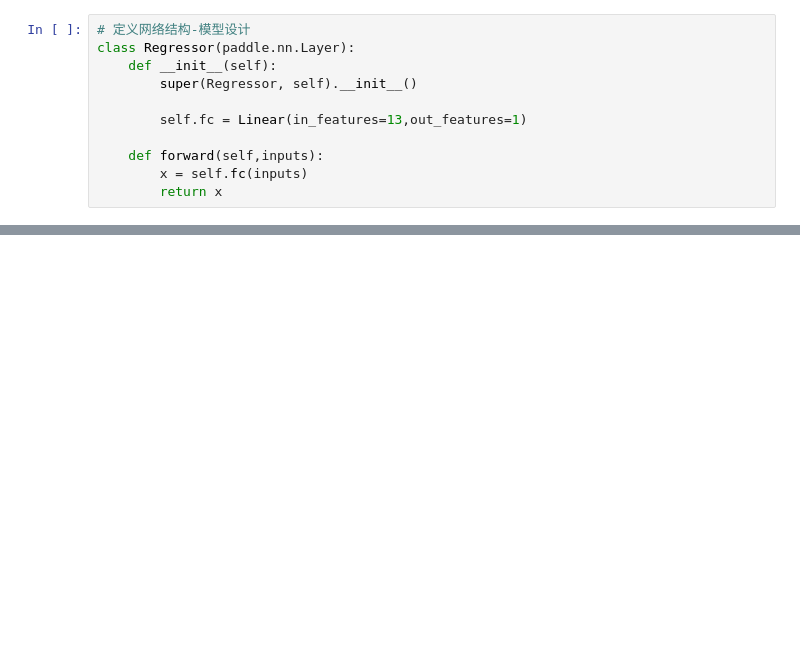
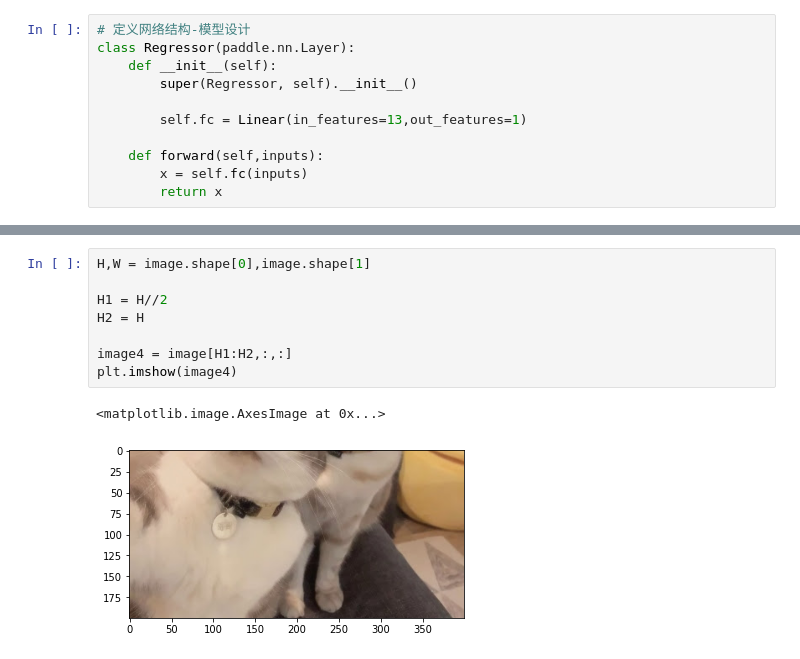
Before and after one commit to Jaon95/program_design_learning, a Jupyter notebook: paddlepaddle学习/房价预测.ipynb, the cells around one changed output, grey strips where cells are left out. Saved outputs shown, nothing was run; the diff lists cells and outputs as text; blank space fills up the shorter version.

```diff
--- a/paddlepaddle学习/房价预测.ipynb
+++ b/paddlepaddle学习/房价预测.ipynb
@@ -103,0 +237,11 @@ for epoch_id in range(EPOCH_NUM):
+# %%
+H,W = image.shape[0],image.shape[1]
+
+H1 = H//2
+H2 = H
+
+image4 = image[H1:H2,:,:]
+plt.imshow(image4)
+# %% [output]
+<matplotlib.image.AxesImage at 0x...>
+[figure, added]
```
Also changed, not shown: parts of 17 cells of this notebook, 2 other files.
